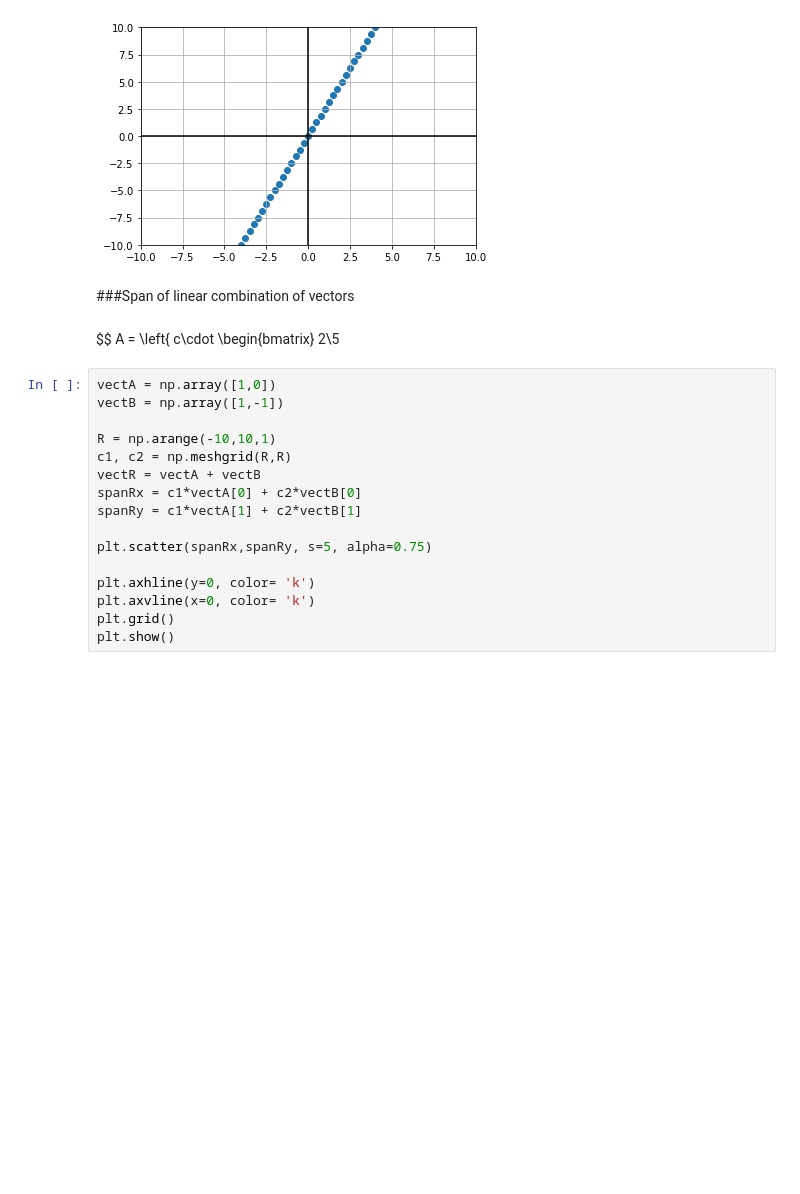
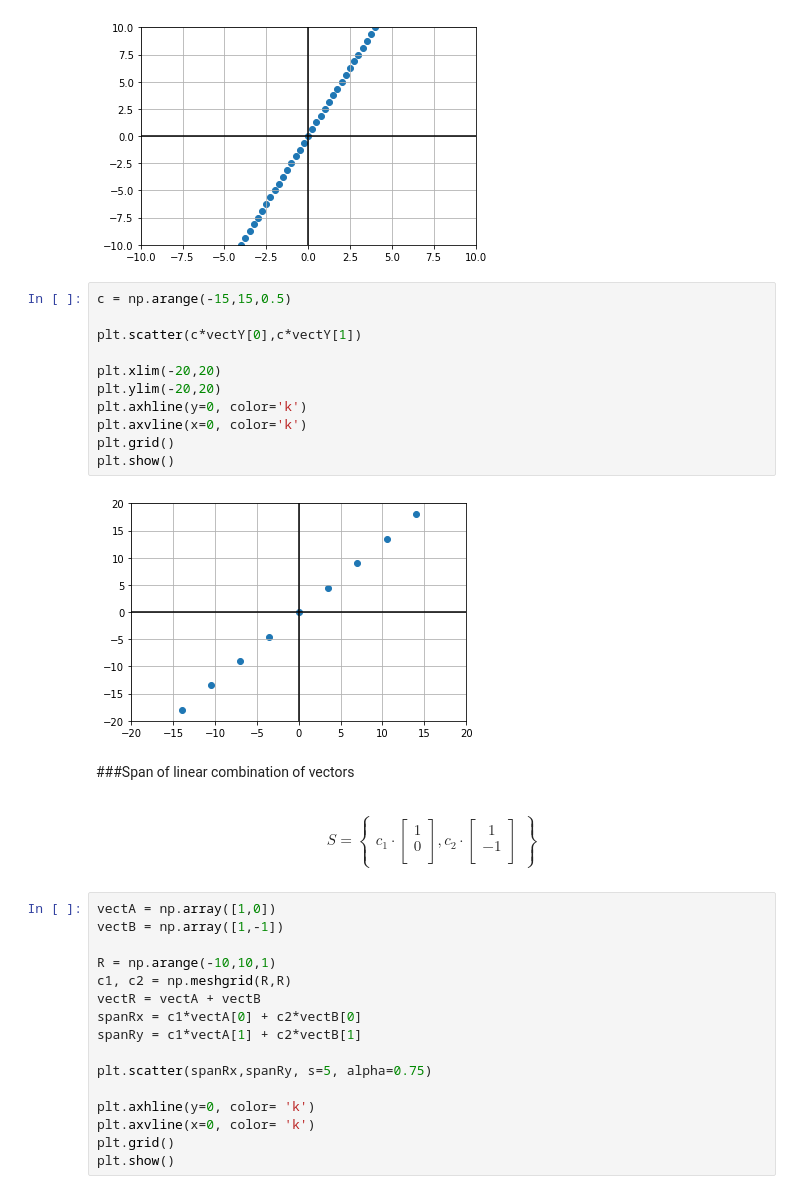
Before and after one commit to thmsfgr02/LinearAlgebra21, a Jupyter notebook: Assignment_10.ipynb, the cells around one changed output. Saved outputs shown, nothing was run; the diff lists cells and outputs as text; blank space fills up the shorter version.

```diff
--- a/Assignment_10.ipynb
+++ b/Assignment_10.ipynb
@@ -30,11 +32,24 @@ plt.grid()
 plt.show()
 # %% [output]
 [figure]
+# %%
+c = np.arange(-15,15,0.5)
+
+plt.scatter(c*vectY[0],c*vectY[1])
+
+plt.xlim(-20,20)
+plt.ylim(-20,20)
+plt.axhline(y=0, color='k')
+plt.axvline(x=0, color='k')
+plt.grid()
+plt.show()
+# %% [output]
+[figure, added]
 # %% [markdown]
 ###Span of linear combination of vectors
-# %% [markdown]
-$$
-A = \left\{ c\cdot \begin{bmatrix} 2\\5
+# %% [markdown]
+$$S = \begin{Bmatrix} c_1 \cdot\begin{bmatrix} 1\\0 \\\end{bmatrix},
+c_2 \cdot \begin{bmatrix} 1\\-1 \\\end{bmatrix}\end{Bmatrix} $$
 # %%
 vectA = np.array([1,0])
 vectB = np.array([1,-1])
```
Also changed, not shown: parts of 7 cells of this notebook.
